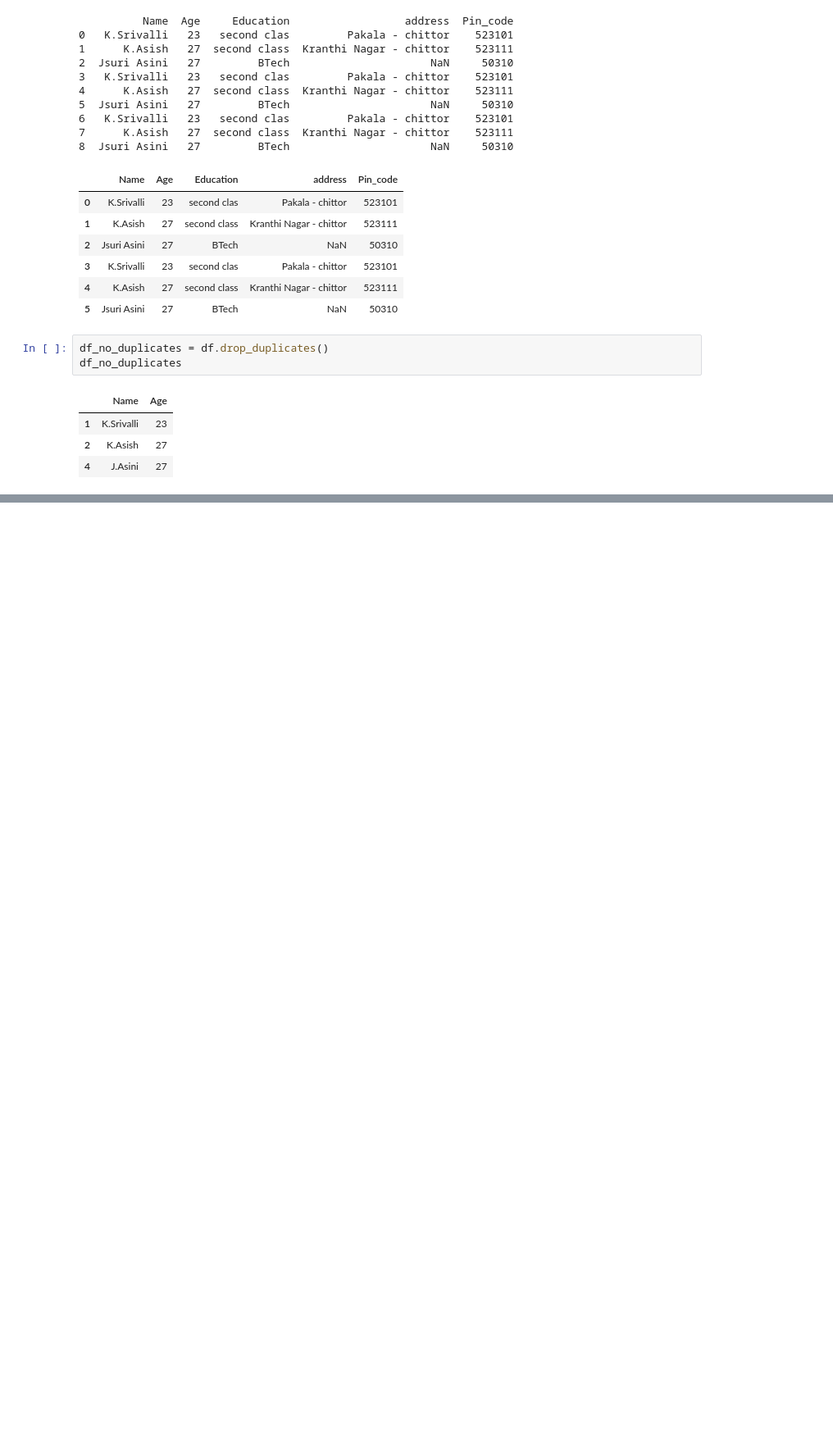
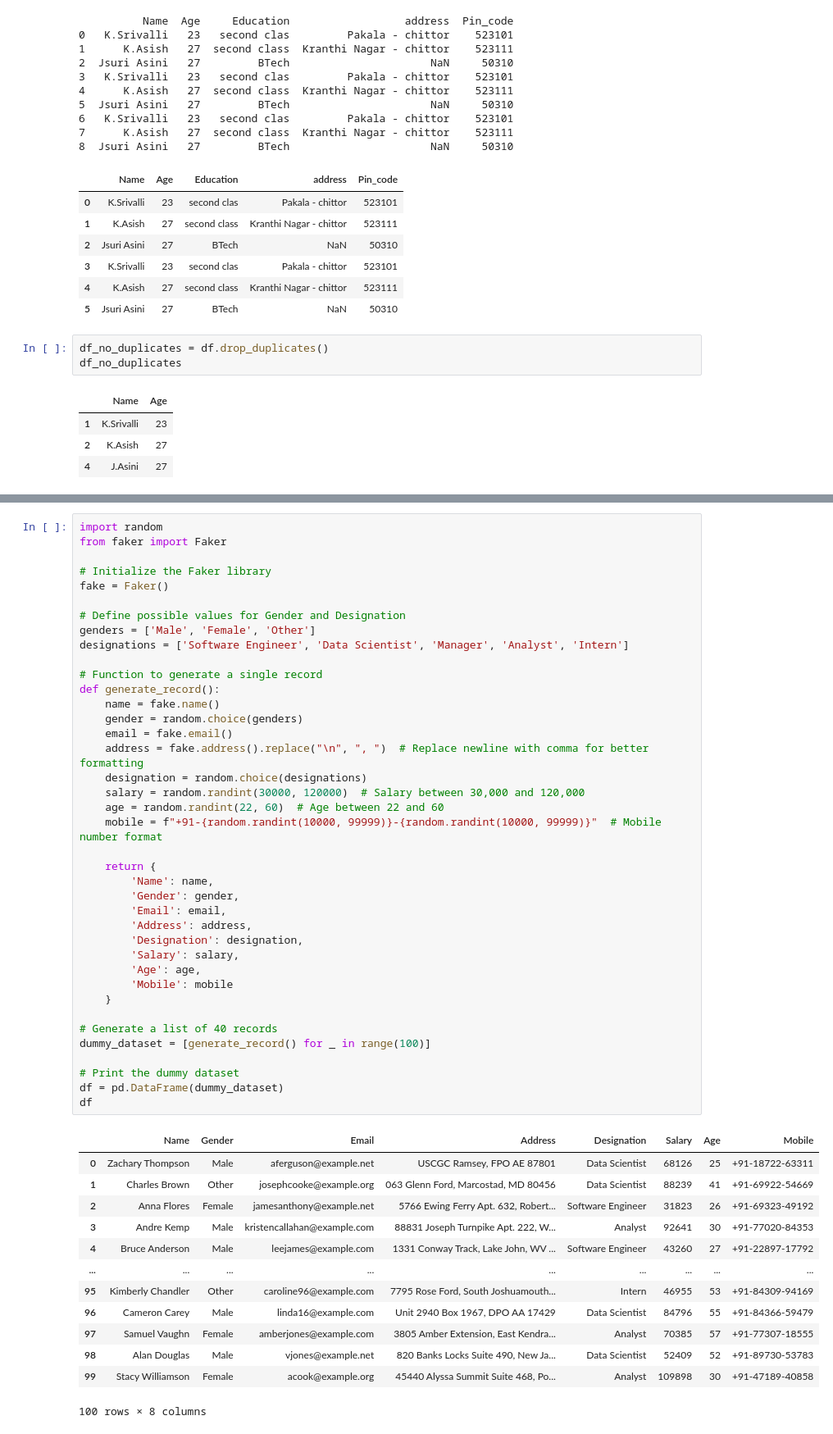
Before and after one commit to KODURISRIHARI/Pandas_Tutorial_, a Jupyter notebook: Pandas_Interview_Questions_.ipynb, the cells around one changed output, grey strips where cells are left out. Shown at 82% size. Drawn from its saved outputs; the diff is of its cells as text; blank space fills up the shorter version.

```diff
--- a/Pandas_Interview_Questions_.ipynb
+++ b/Pandas_Interview_Questions_.ipynb
@@ -522,0 +597,53 @@ df_no_duplicates
+# %%
+import random
+from faker import Faker
+
+# Initialize the Faker library
+fake = Faker()
+
+# Define possible values for Gender and Designation
+genders = ['Male', 'Female', 'Other']
+designations = ['Software Engineer', 'Data Scientist', 'Manager', 'Analyst', 'Intern']
+
+# Function to generate a single record
+def generate_record():
+    name = fake.name()
+    gender = random.choice(genders)
+    email = fake.email()
+    address = fake.address().replace("\n", ", ")  # Replace newline with comma for better formatting
+    designation = random.choice(designations)
+    salary = random.randint(30000, 120000)  # Salary between 30,000 and 120,000
+    age = random.randint(22, 60)  # Age between 22 and 60
+    mobile = f"+91-{random.randint(10000, 99999)}-{random.randint(10000, 99999)}"  # Mobile number format
+
+    return {
+        'Name': name,
+        'Gender': gender,
+        'Email': email,
+        'Address': address,
+        'Designation': designation,
+        'Salary': salary,
+        'Age': age,
+        'Mobile': mobile
+    }
+
+# Generate a list of 40 records
+dummy_dataset = [generate_record() for _ in range(100)]
+
+# Print the dummy dataset
+df = pd.DataFrame(dummy_dataset)
+df
+# %% [output]
+|  | Name | Gender | Email | Address | Designation | Salary | Age | Mobile |
+| 0 | Zachary Thompson | Male | aferguson@example.net | USCGC Ramsey, FPO AE 87801 | Data Scientist | 68126 | 25 | +91-18722-63311 |
+| 1 | Charles Brown | Other | josephcooke@example.org | 063 Glenn Ford, Marcostad, MD 80456 | Data Scientist | 88239 | 41 | +91-69922-54669 |
+| 2 | Anna Flores | Female | jamesanthony@example.net | 5766 Ewing Ferry Apt. 632, Robert... | Software Engineer | 31823 | 26 | +91-69323-49192 |
+| 3 | Andre Kemp | Male | kristencallahan@example.com | 88831 Joseph Turnpike Apt. 222, W... | Analyst | 92641 | 30 | +91-77020-84353 |
+| 4 | Bruce Anderson | Male | leejames@example.com | 1331 Conway Track, Lake John, WV ... | Software Engineer | 43260 | 27 | +91-22897-17792 |
+| ... | ... | ... | ... | ... | ... | ... | ... | ... |
+| 95 | Kimberly Chandler | Other | caroline96@example.com | 7795 Rose Ford, South Joshuamouth... | Intern | 46955 | 53 | +91-84309-94169 |
+| 96 | Cameron Carey | Male | linda16@example.com | Unit 2940 Box 1967, DPO AA 17429 | Data Scientist | 84796 | 55 | +91-84366-59479 |
+| 97 | Samuel Vaughn | Female | amberjones@example.com | 3805 Amber Extension, East Kendra... | Analyst | 70385 | 57 | +91-77307-18555 |
+| 98 | Alan Douglas | Male | vjones@example.net | 820 Banks Locks Suite 490, New Ja... | Data Scientist | 52409 | 52 | +91-89730-53783 |
+| 99 | Stacy Williamson | Female | acook@example.org | 45440 Alyssa Summit Suite 468, Po... | Analyst | 109898 | 30 | +91-47189-40858 |
+100 rows × 8 columns
```
Also changed, not shown: parts of 2 cells of this notebook.
